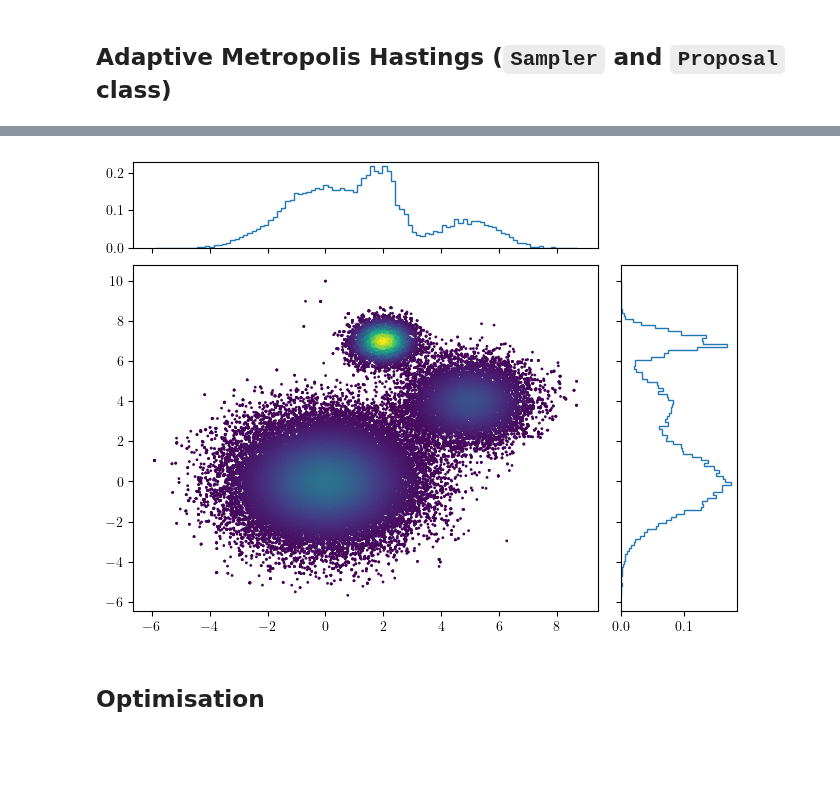
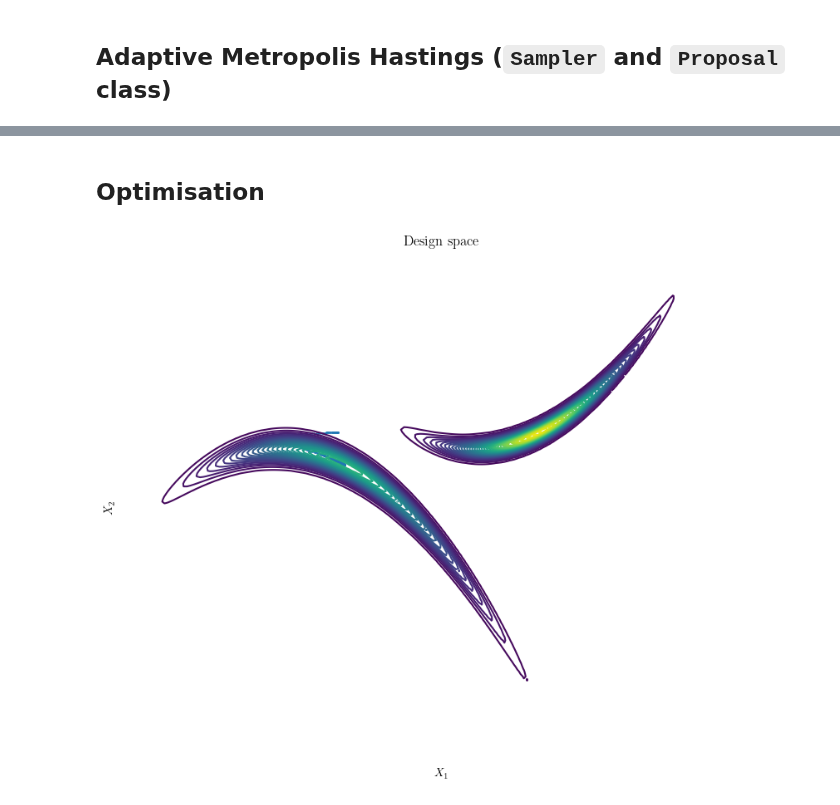
Before and after one commit to mark-hobbs/articles, a Jupyter notebook: design-space-exploration.ipynb, the cells around one changed output, grey strips where cells are left out. Saved outputs shown, nothing was run; the diff lists cells and outputs as text; code cells hidden in the pictures; blank space fills up the shorter version.

Commit message:
Optimisation

```diff
--- a/design-space-exploration.ipynb
+++ b/design-space-exploration.ipynb
@@ -371,14 +371,3 @@ plt.savefig('mcmc.png', dpi=300, bbox_inches='tight')
-# %%
-fig = plt.figure(layout="constrained")
-ax = fig.add_gridspec(top=0.75, right=0.75).subplots()
-ax_histx = ax.inset_axes([0, 1.05, 1, 0.25], sharex=ax)
-ax_histy = ax.inset_axes([1.05, 0, 0.25, 1], sharey=ax)
-p = [
-    posterior.evaluate(sample) for sample in samples
-]  # TODO: save this in the Sampler class
-scatter_hist(samples[:, 0], samples[:, 1], p, ax, ax_histx, ax_histy)
-# %% [output]
-[figure, removed]
 # %% [markdown]
 ## Optimisation
 # %%
@@ -519,6 +508,25 @@ class GradientDescent:
         TODO: why negative?
         """
         return -self.posterior.evaluate(candidate)
+# %%
+initial_params = np.array([1.8, 4.25])
+optimiser = GradientDescent(posterior, initial_params)
+candidate_hist, cost_hist = optimiser.optimise(
+    step_size=np.array([0.1, 0.1]), n_steps=10000
+)
+
+plt.figure(figsize=(10, 8))
+plt.contour(X1, X2, Z, levels=40, cmap='viridis')
+plt.scatter(candidate_hist[:, 0], candidate_hist[:, 1], s=0.5)
+plt.xlabel('$X_1$')
+plt.ylabel('$X_2$')
+plt.title('Design space')
+plt.gca().set_frame_on(False)
+plt.xticks([])
+plt.yticks([])
+plt.savefig('optimisation.png', dpi=300, bbox_inches='tight')
+# %% [output]
+[figure, added]
 # %%
 initial_params = np.array([1.8, 4.25])
 optimiser = GradientDescent(posterior, initial_params)
```
Also changed, not shown: parts of 4 cells of this notebook, 2 other files.
